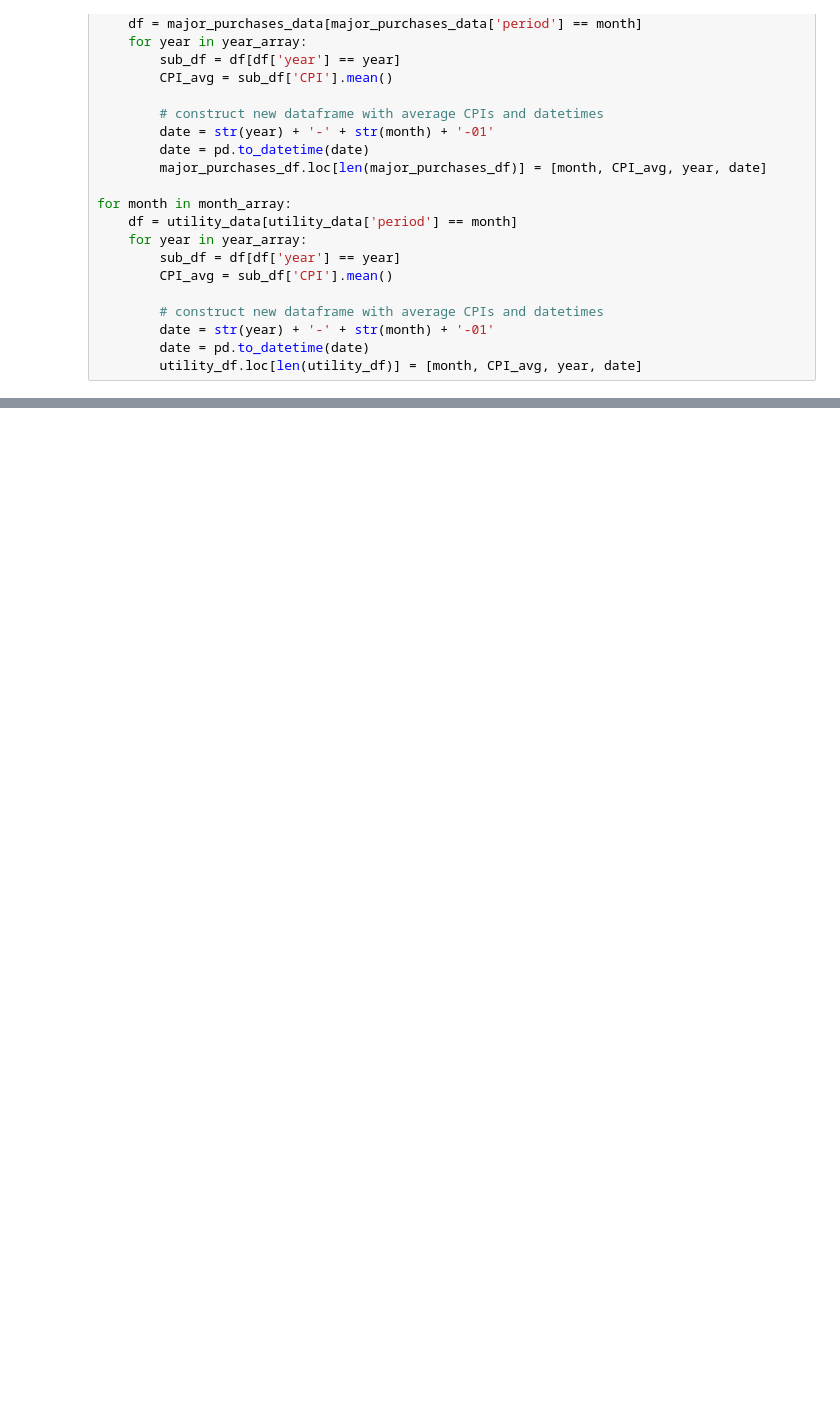
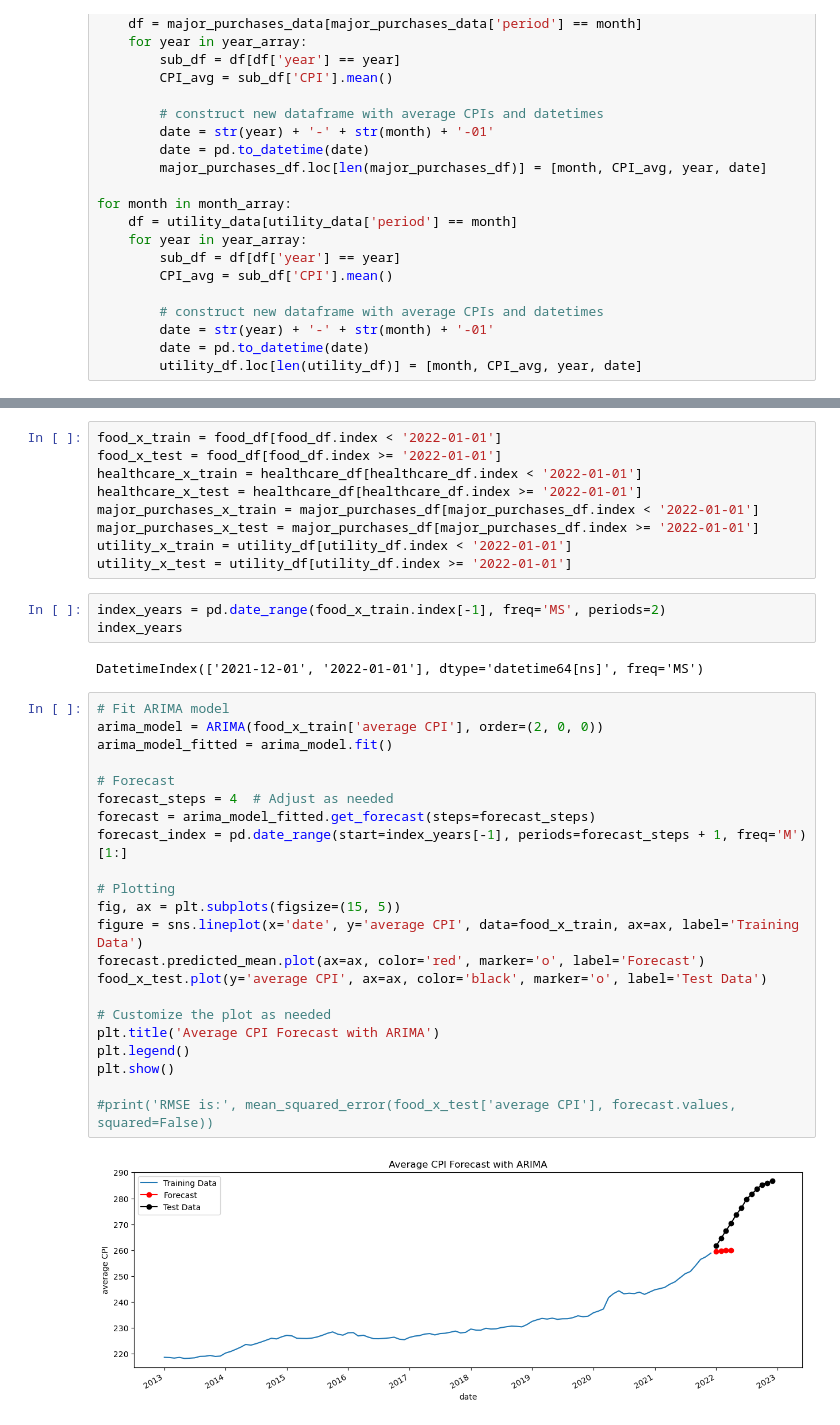
Before and after one commit to saraharmstrong314/rosehack-2024, a Jupyter notebook: time_series_analysis.ipynb, the cells around one changed output, grey strips where cells are left out. Drawn from its saved outputs; the diff is of its cells as text; blank space fills up the shorter version.

Commit message:
ran ARIMA but output format is a little wonky

```diff
--- a/time_series_analysis.ipynb
+++ b/time_series_analysis.ipynb
@@ -183,0 +180,38 @@ plt.show()
+# %%
+food_x_train = food_df[food_df.index < '2022-01-01']
+food_x_test = food_df[food_df.index >= '2022-01-01']
+healthcare_x_train = healthcare_df[healthcare_df.index < '2022-01-01']
+healthcare_x_test = healthcare_df[healthcare_df.index >= '2022-01-01']
+major_purchases_x_train = major_purchases_df[major_purchases_df.index < '2022-01-01']
+major_purchases_x_test = major_purchases_df[major_purchases_df.index >= '2022-01-01']
+utility_x_train = utility_df[utility_df.index < '2022-01-01']
+utility_x_test = utility_df[utility_df.index >= '2022-01-01']
+# %%
+index_years = pd.date_range(food_x_train.index[-1], freq='MS', periods=2)
+index_years
+# %% [output]
+DatetimeIndex(['2021-12-01', '2022-01-01'], dtype='datetime64[ns]', freq='MS')
+# %%
+# Fit ARIMA model
+arima_model = ARIMA(food_x_train['average CPI'], order=(2, 0, 0))
+arima_model_fitted = arima_model.fit()
+
+# Forecast
+forecast_steps = 4  # Adjust as needed
+forecast = arima_model_fitted.get_forecast(steps=forecast_steps)
+forecast_index = pd.date_range(start=index_years[-1], periods=forecast_steps + 1, freq='M')[1:]
+
+# Plotting
+fig, ax = plt.subplots(figsize=(15, 5))
+figure = sns.lineplot(x='date', y='average CPI', data=food_x_train, ax=ax, label='Training Data')
+forecast.predicted_mean.plot(ax=ax, color='red', marker='o', label='Forecast')
+food_x_test.plot(y='average CPI', ax=ax, color='black', marker='o', label='Test Data')
+
+# Customize the plot as needed
+plt.title('Average CPI Forecast with ARIMA')
+plt.legend()
+plt.show()
+
+#print('RMSE is:', mean_squared_error(food_x_test['average CPI'], forecast.values, squared=False))
+# %% [output]
+[figure, added]
```
Also changed, not shown: parts of 7 cells of this notebook.
